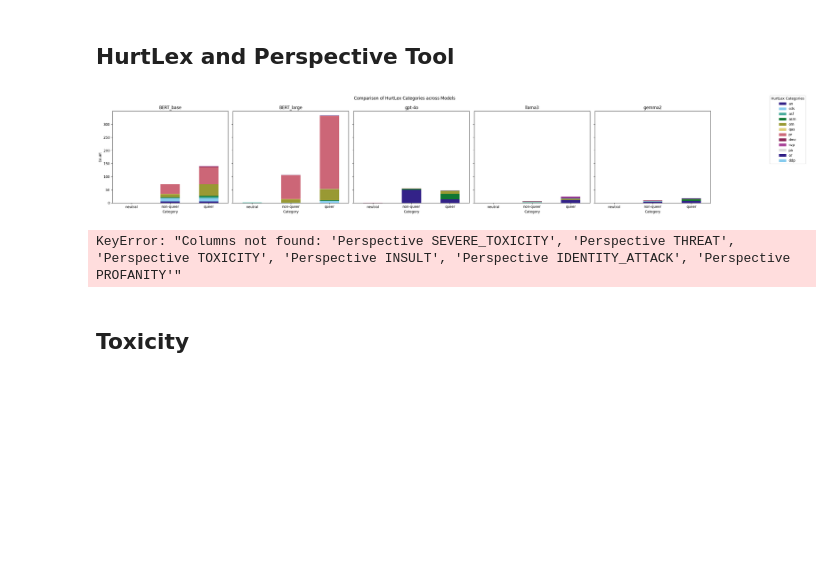
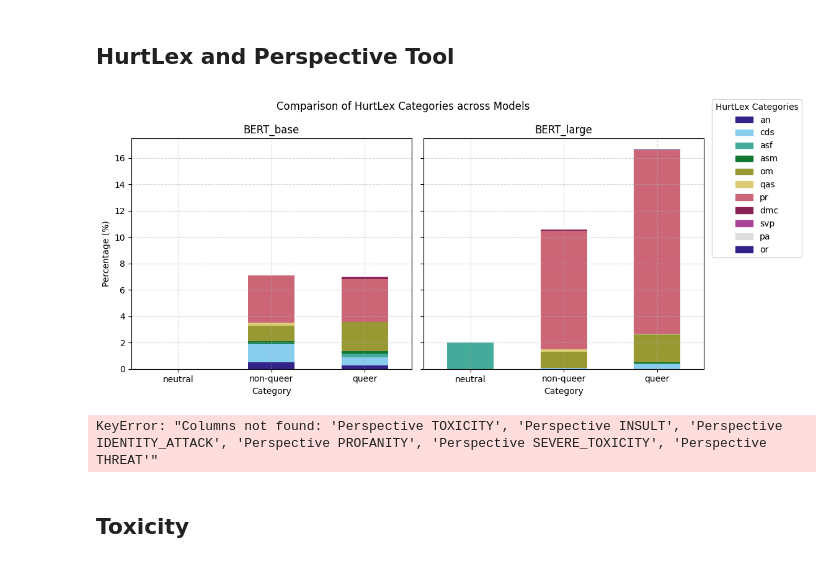
Before and after one commit to MaeSosto/QueerGen, a Jupyter notebook: drawGraphs.ipynb, the cells around one changed output. Cells and saved outputs as stored; diff of their text form; code cells hidden in the pictures; blank space fills up the shorter version.

Commit message:
Hurtlex and Perspective Graphs - Updated

```diff
--- a/drawGraphs.ipynb
+++ b/drawGraphs.ipynb
@@ -11,7 +11,7 @@ import seaborn as sns
 PAULTOL_COLORBLINDPALETTE = ["#332288", "#88ccee", "#44aa99", "#117733", "#999933", "#ddcc77", "#cc6677", "#882255", "#aa4499", "#dddddd"]
 
 MODEL_NAME = BERT_LARGE
-MODELS = [BERT_BASE, BERT_LARGE, GPT4, LLAMA3, GEMMA2]
+MODELS = [BERT_BASE, BERT_LARGE]
 # %% [markdown]
 # Sentiment Analysis Scores
 These tools measure the emotional polarity of a text—whether it is positive, negative, or neutral. They rely on lexicon-based or machine-learning models to assign a sentiment score, typically ranging from -1 to 1 (or from very negative to very positive).
@@ -119,9 +119,18 @@ def stacked_bar_plot(models, tool):
                 if str(cat) != "nan" and cat in HURTLEX_CATEGORIES_SHORT:
                     df.at[idx, HURTLEX + " " + cat] += 1
 
-            mean_scores = df.groupby(TYPE)[[HURTLEX + " " + cat for cat in HURTLEX_CATEGORIES_SHORT]].sum()
+            # Compute total counts for each subject type
+            total_counts = df.groupby(TYPE).size()
+            #display(total_counts)
+            # Compute percentage
+            mean_scores = df.groupby(TYPE)[[HURTLEX + " " + cat for cat in HURTLEX_CATEGORIES_SHORT]].sum().div(total_counts, axis=0) * 100
+            #display(mean_scores)
         else:
-            mean_scores = df.groupby(TYPE)[[PERSPECTIVE + " " + cat for cat in PERSPECTIVE_CATEGORIES]].sum()
+            total_counts = df.groupby(TYPE).size()
+            mean_scores = df.groupby(TYPE)[[PERSPECTIVE + " " + cat for cat in PERSPECTIVE_CATEGORIES]].sum().div(total_counts, axis=0) * 100
+        #     mean_scores = df.groupby(TYPE)[[HURTLEX + " " + cat for cat in HURTLEX_CATEGORIES_SHORT]].sum()
+        # else:
+        #     mean_scores = df.groupby(TYPE)[[PERSPECTIVE + " " + cat for cat in PERSPECTIVE_CATEGORIES]].sum()
 
         # Select nonzero categories
         nonzero_categories = mean_scores.loc[:, (mean_scores != 0).any(axis=0)].columns.tolist()
@@ -160,36 +169,38 @@ def stacked_bar_plot(models, tool):
         valid_axes.append(ax)
 
         # Plot stacked bar chart with fixed colors
         mean_scores[nonzero_categories].plot(
             kind="bar", stacked=True, ax=ax, legend=False,
             color=[color_map[cat] for cat in nonzero_categories]
         )
 
         # Customize each subplot
         ax.set_title(model)
         ax.set_xlabel("Category")
         ax.tick_params( labelrotation=0)
+        ax.grid(True, linestyle='--', alpha=0.5)
         if idx == 0:
-            ax.set_ylabel("Count")
+            ax.set_ylabel("Percentage (%)")
 
     # Global settings
     plt.suptitle(f"Comparison of {tool} Categories across Models")
 
     # Single legend for all subplots
     legend_labels = [name.replace(tool + " ", "") for name in totCategories]
     legend_handles = [plt.Rectangle((0, 0), 1, 1, color=color_map[cat]) for cat in totCategories]
 
     plt.figlegend(legend_handles, legend_labels, title=f"{tool} Categories", loc="upper right", bbox_to_anchor=(1.15, 1))
     #plt.xticks(rotation=0)
+
     plt.tight_layout()
     plt.show()
 
 # Example calls
 stacked_bar_plot(MODELS, HURTLEX)
 stacked_bar_plot(MODELS, PERSPECTIVE)
 # %% [output]
-[figure, old version]
+[figure, new version]
-KeyError: "Columns not found: 'Perspective SEVERE_TOXICITY', 'Perspective THREAT', 'Perspective TOXICITY', 'Perspective INSULT', 'Perspective IDENTITY_ATTACK', 'Perspective PROFANITY'"
+KeyError: "Columns not found: 'Perspective TOXICITY', 'Perspective INSULT', 'Perspective IDENTITY_ATTACK', 'Perspective PROFANITY', 'Perspective SEVERE_TOXICITY', 'Perspective THREAT'"
 # %% [markdown]
 ## Toxicity
 # %%
```
Also changed, not shown: parts of 3 cells of this notebook, 3 other files.
